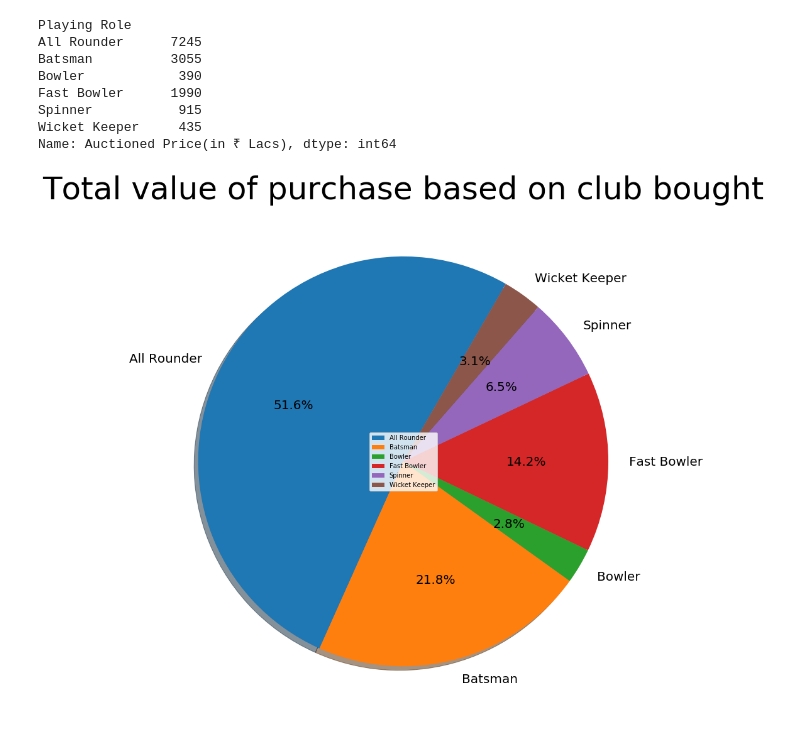
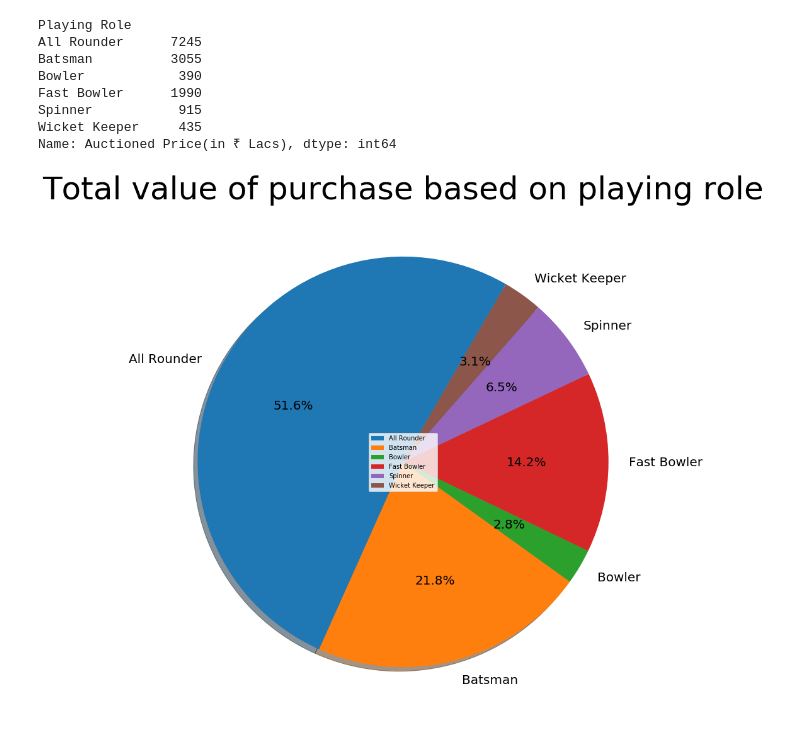
Before and after one commit to Thesavagecoder7784/Statistical-Data-Analysis-With-Pandas, a Jupyter notebook: Analysis of IPL Auction 2020 - Copy.ipynb, the cells around one changed output. Cells and saved outputs as stored; diff of their text form; code cells hidden in the pictures.

```diff
--- a/Analysis of IPL Auction 2020 - Copy.ipynb
+++ b/Analysis of IPL Auction 2020 - Copy.ipynb
@@ -717,11 +717,11 @@ Name: Auctioned Price(in ₹ Lacs), dtype: int64
 # %%
 plt.pie(ars,labels = labels,autopct='%1.1f%%',
         shadow=True, startangle=60,
         textprops={'fontsize': 20})
 labels = dict(ars)
 plt.xticks(fontsize = 50)
-plt.title("Total value of purchase based on club bought",fontsize = 50)
+plt.title("Total value of purchase based on playing role",fontsize = 50)
 plt.legend(labels,loc = 'center')
 plt.show()
 # %% [output]
-[figure, old version]
+[figure, new version]
```
